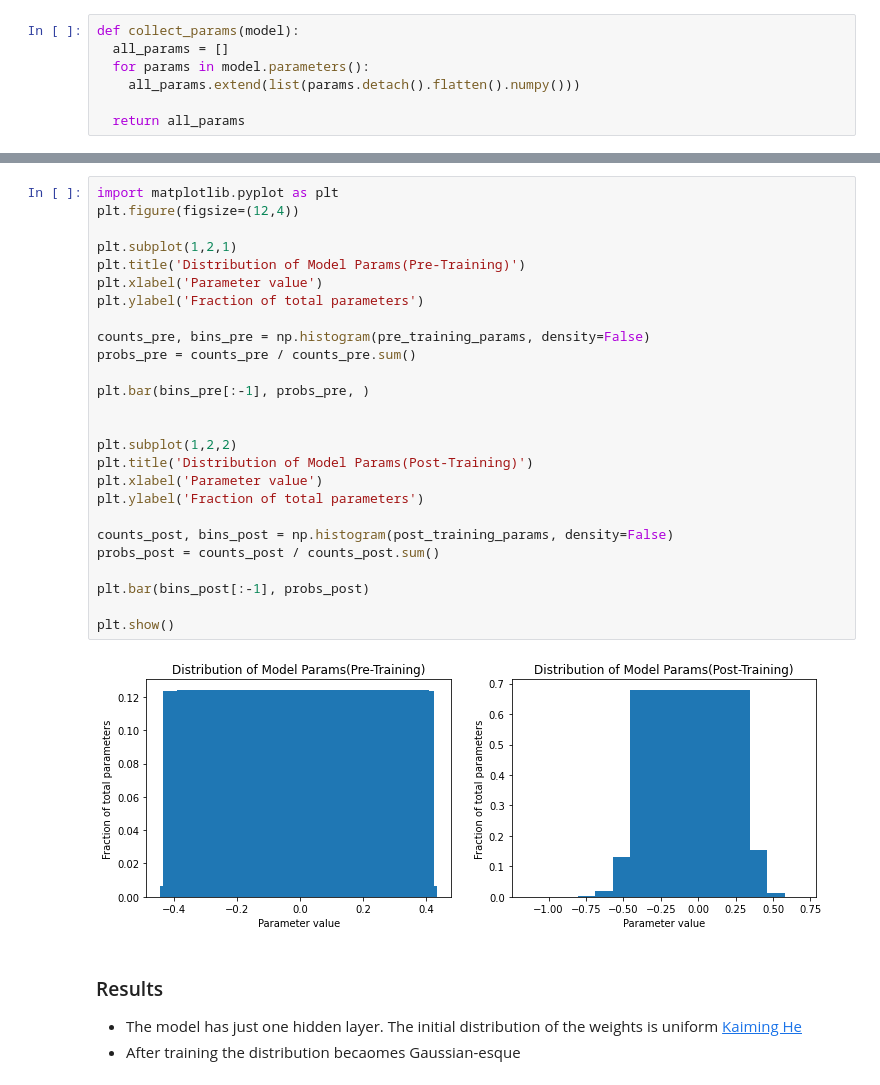
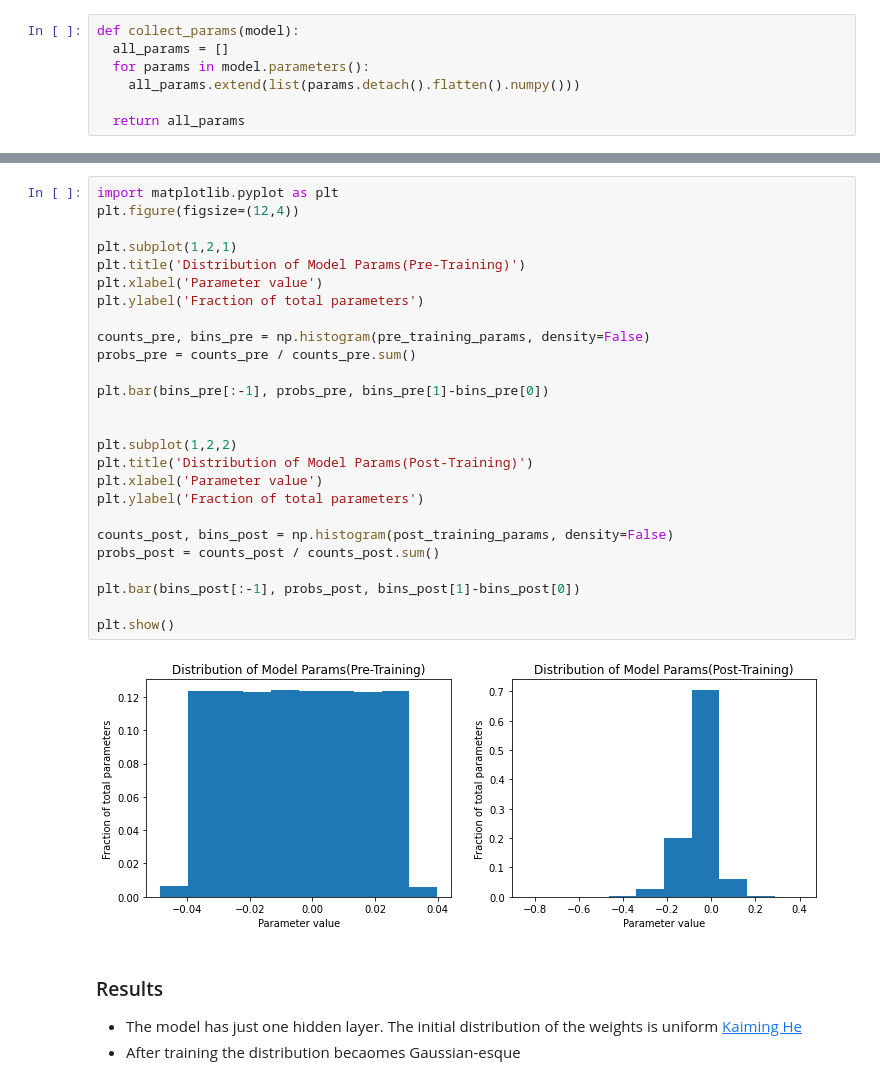
Before and after one commit to farhanhubble/ml-experiments, a Jupyter notebook: MNIST_Param_Evolution.ipynb, the cells around one changed output, grey strips where cells are left out. Cells and saved outputs as stored; diff of their text form.

```diff
--- a/MNIST_Param_Evolution.ipynb
+++ b/MNIST_Param_Evolution.ipynb
@@ -236,31 +252,31 @@ Test loss:0.10,       Test accuracy:0.97
 # %%
 import matplotlib.pyplot as plt
 plt.figure(figsize=(12,4))
 
 plt.subplot(1,2,1)
 plt.title('Distribution of Model Params(Pre-Training)')
 plt.xlabel('Parameter value')
 plt.ylabel('Fraction of total parameters')
 
 counts_pre, bins_pre = np.histogram(pre_training_params, density=False)
 probs_pre = counts_pre / counts_pre.sum()
 
-plt.bar(bins_pre[:-1], probs_pre, )
+plt.bar(bins_pre[:-1], probs_pre, bins_pre[1]-bins_pre[0])
 
 
 plt.subplot(1,2,2)
 plt.title('Distribution of Model Params(Post-Training)')
 plt.xlabel('Parameter value')
 plt.ylabel('Fraction of total parameters')
 
 counts_post, bins_post = np.histogram(post_training_params, density=False)
 probs_post = counts_post / counts_post.sum()
 
-plt.bar(bins_post[:-1], probs_post)
+plt.bar(bins_post[:-1], probs_post, bins_post[1]-bins_post[0])
 
 plt.show()
 # %% [output]
-[figure, old version]
+[figure, new version]
 # %% [markdown]
 ### Results
 - The model has just one hidden layer. The initial distribution of the weights is uniform [Kaiming He][1]
```
Also changed, not shown: parts of 4 cells of this notebook.
